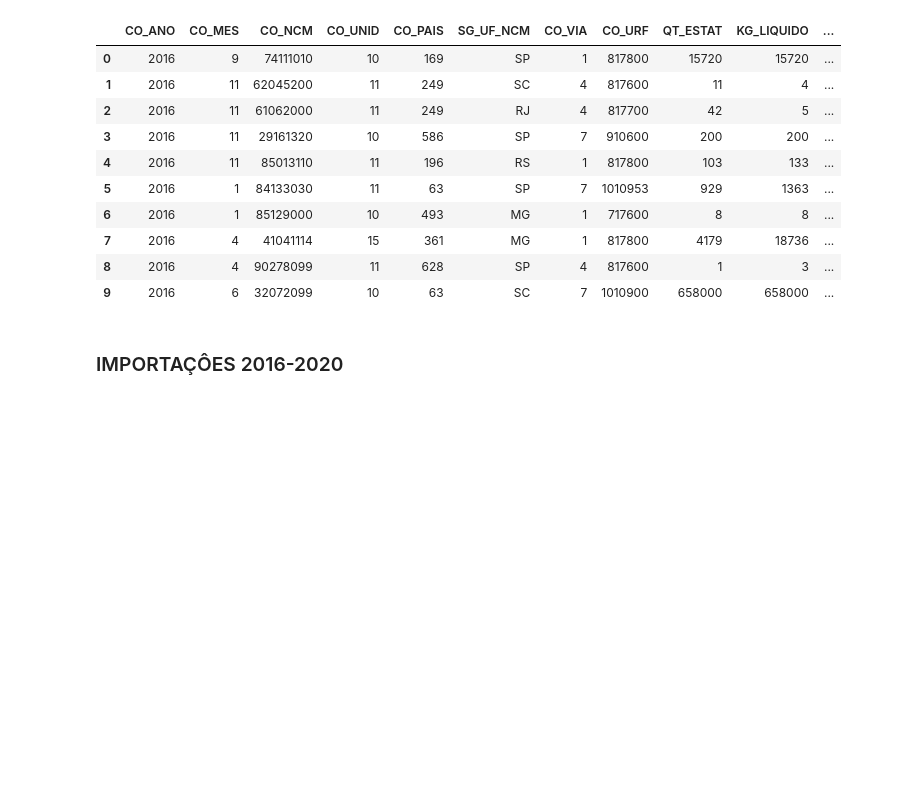
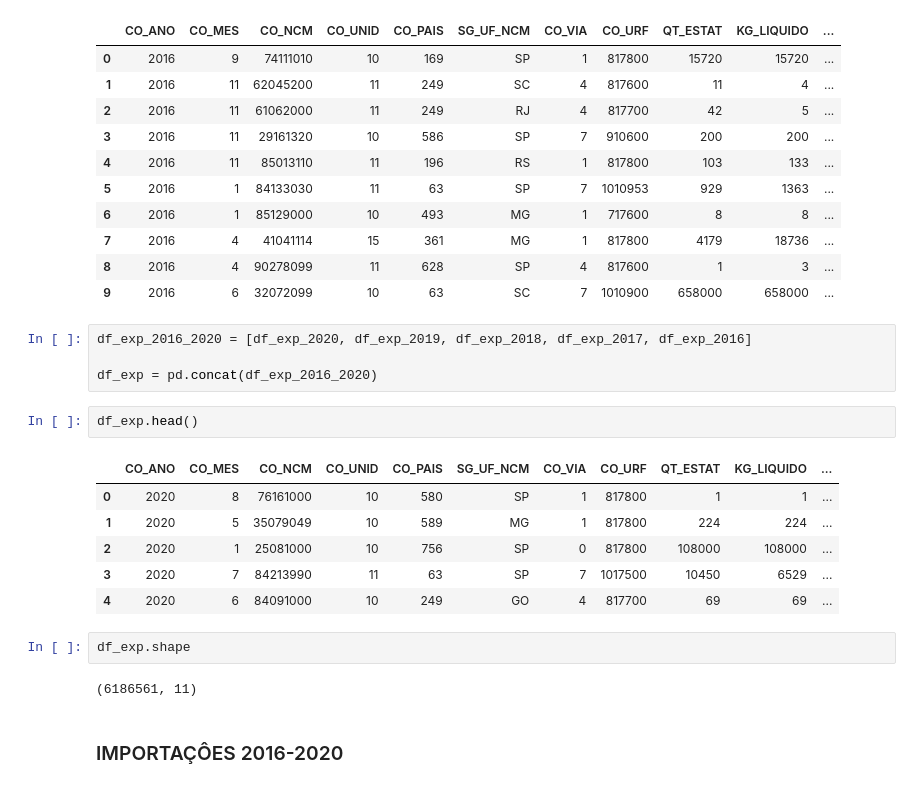
Before and after one commit to pimentad2020/DSWP, a Jupyter notebook: TCC_Notebook_PUC_Minas_jan_2021.ipynb, the cells around one changed output. Saved outputs shown, nothing was run; the diff lists cells and outputs as text; blank space fills up the shorter version.

```diff
--- a/TCC_Notebook_PUC_Minas_jan_2021.ipynb
+++ b/TCC_Notebook_PUC_Minas_jan_2021.ipynb
@@ -192,6 +196,23 @@ df_exp_2016.head(10)
 | 7 | 2016 | 4 | 41041114 | 15 | 361 | MG | 1 | 817800 | 4179 | 18736 | ... |
 | 8 | 2016 | 4 | 90278099 | 11 | 628 | SP | 4 | 817600 | 1 | 3 | ... |
 | 9 | 2016 | 6 | 32072099 | 10 | 63 | SC | 7 | 1010900 | 658000 | 658000 | ... |
+# %%
+df_exp_2016_2020 = [df_exp_2020, df_exp_2019, df_exp_2018, df_exp_2017, df_exp_2016]
+
+df_exp = pd.concat(df_exp_2016_2020)
+# %%
+df_exp.head()
+# %% [output]
+|  | CO_ANO | CO_MES | CO_NCM | CO_UNID | CO_PAIS | SG_UF_NCM | CO_VIA | CO_URF | QT_ESTAT | KG_LIQUIDO | ... |
+| 0 | 2020 | 8 | 76161000 | 10 | 580 | SP | 1 | 817800 | 1 | 1 | ... |
+| 1 | 2020 | 5 | 35079049 | 10 | 589 | MG | 1 | 817800 | 224 | 224 | ... |
+| 2 | 2020 | 1 | 25081000 | 10 | 756 | SP | 0 | 817800 | 108000 | 108000 | ... |
+| 3 | 2020 | 7 | 84213990 | 11 | 63 | SP | 7 | 1017500 | 10450 | 6529 | ... |
+| 4 | 2020 | 6 | 84091000 | 10 | 249 | GO | 4 | 817700 | 69 | 69 | ... |
+# %%
+df_exp.shape
+# %% [output]
+(6186561, 11)
 # %% [markdown]
 ### IMPORTAÇÔES 2016-2020
 # %%
```
Also changed, not shown: parts of 4 cells of this notebook.
